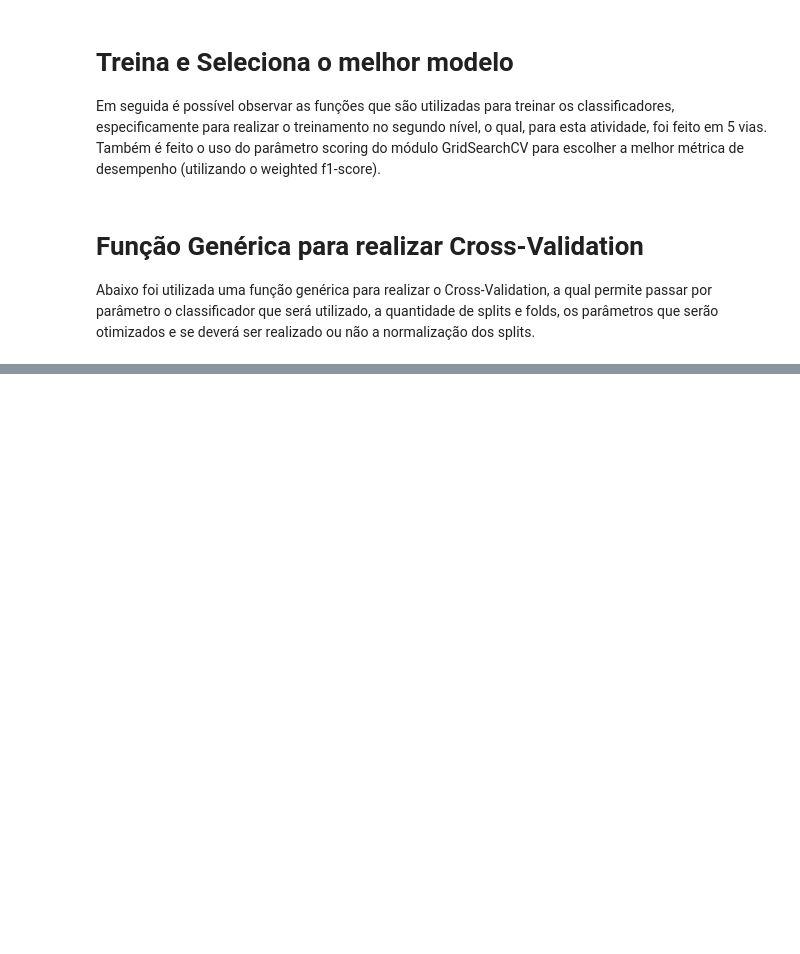
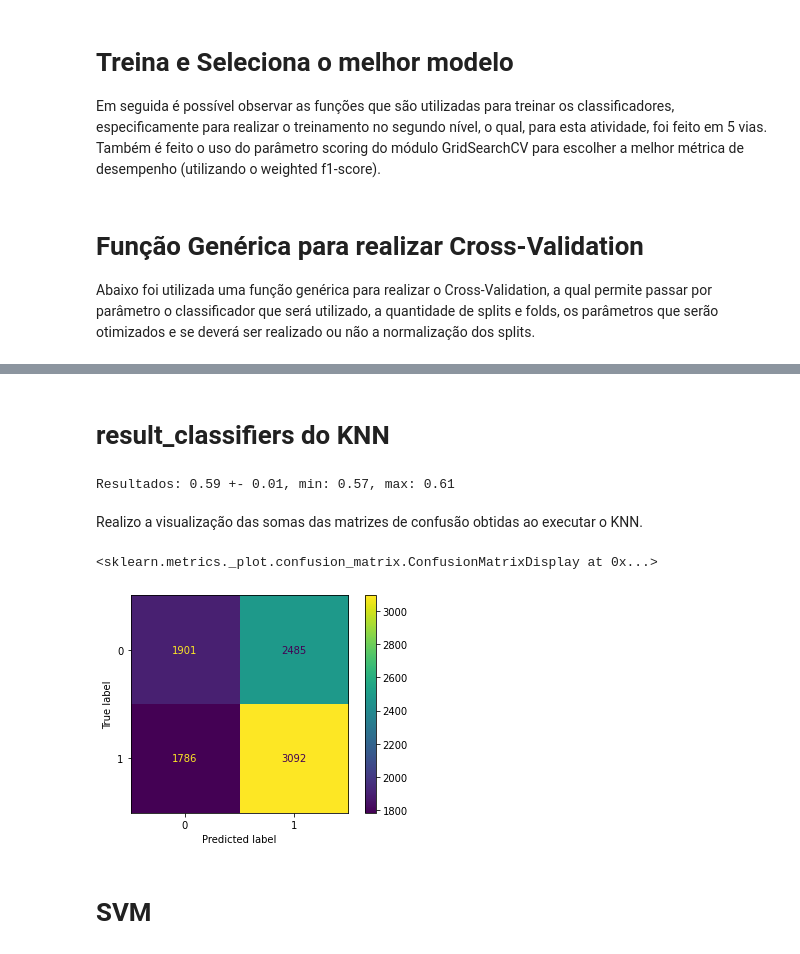
Before and after one commit to JuanFSR/MachineLearning, a Jupyter notebook: Atividade-6/atividade_6.ipynb, the cells around one changed output, grey strips where cells are left out. Cells and saved outputs as stored; diff of their text form; code cells hidden in the pictures; blank space fills up the shorter version.

```diff
--- a/Atividade-6/atividade_6.ipynb
+++ b/Atividade-6/atividade_6.ipynb
@@ -368,4 +133,0 @@ from sklearn.ensemble import RandomForestClassifier
-# %%
-# Avaliando o desempenho do Random Forest
-randomForest, list_confusion_matrix_rf, list_melhor_comb = do_cv(RandomForestClassifier, X_pca_df.values, y, 10, 5, 2, False, {'n_estimators' : [100, 250, 500, 700]})
-resultados['randomFor'] = randomForest
@@ -396,6 +133,0 @@ Resultados: 0.83 +- 0.03, min: 0.77, max: 0.86
-# %%
-# Avaliando o desempenho do SVM
-svm, list_confusion_matrix_svm, list_melhor_comb = do_cv(SVC, X_pca_df.values, y, 10, 5, 2, False, {'gamma' : ['auto', 'scale', 2e-2, 2e-3, 2e-4],
-                'C' : [1, 10, 100, 1000], 'kernel': ['rbf']})
-
-resultados['svm'] = svm
@@ -438,6 +133,0 @@ KNeighborsClassifier().get_params()
-# %%
-# Avaliando o desempenho do KNN
-ks = list(range(1,30,2))
-knn, list_confusion_matrix_knn, list_melhor_comb = do_cv(KNeighborsClassifier, X_pca_df.values, y, 10, 5, 2, False, {'n_neighbors' : ks})
-
-resultados['knn'] = knn
@@ -488,0 +202,8 @@ for t in resultados:
+# %%
+# Avaliando o desempenho do KNN
+result_classifiers ={}
+
+ks = list(range(1,30,2))
+knn, list_confusion_matrix_knn, list_melhor_comb = do_cv(KNeighborsClassifier, X.values, y, 10, 5, 2, False, {'n_neighbors' : ks})
+
+result_classifiers['knn'] = knn
@@ -488,0 +228,18 @@ for t in resultados:
+# %% [markdown]
+# result_classifiers do KNN
+# %%
+utils.imprimir_estatisticas(knn)
+# %% [output]
+Resultados: 0.59 +- 0.01, min: 0.57, max: 0.61
+# %% [markdown]
+Realizo a visualização das somas das matrizes de confusão obtidas ao executar o KNN.
+# %%
+reduceMatrix = functools.reduce(lambda x,y :  x + y, list_confusion_matrix_knn)
+
+disp = ConfusionMatrixDisplay(confusion_matrix=reduceMatrix)
+disp.plot()
+# %% [output]
+<sklearn.metrics._plot.confusion_matrix.ConfusionMatrixDisplay at 0x...>
+[figure, added]
+# %% [markdown]
+# SVM
```
Also changed, not shown: parts of 62 cells of this notebook, 1 other file.
